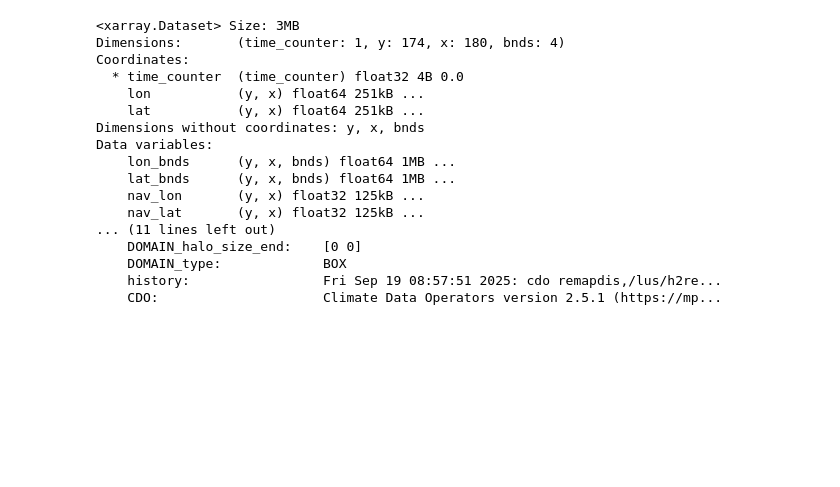
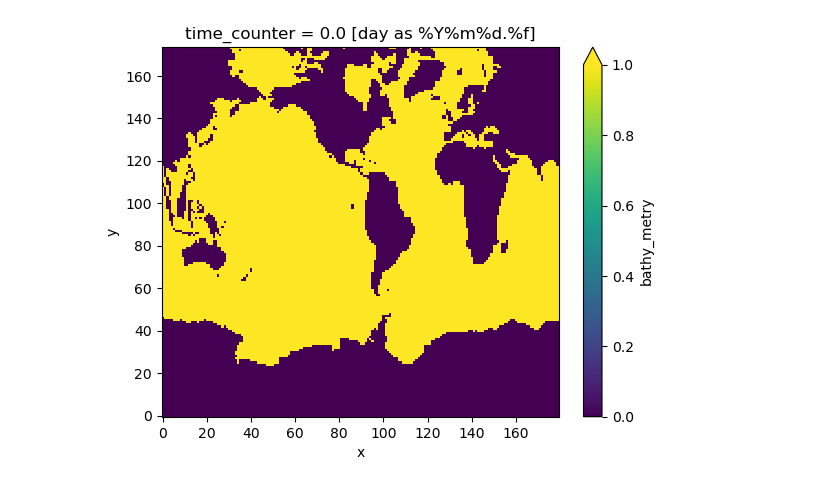
Before and after one commit to asozza/ecearth-quests, a Jupyter notebook: epochal/NEMO/open-close-bathymetry.ipynb, the cells around one changed output. Cells and saved outputs as stored; diff of their text form; code cells hidden in the pictures; blank space fills up the shorter version.

```diff
--- a/epochal/NEMO/open-close-bathymetry.ipynb
+++ b/epochal/NEMO/open-close-bathymetry.ipynb
@@ -51,20 +57,53 @@ xfield.to_netcdf(f'{datadir}/PALEORCA_bathy_metry_from_eORCA1_dis_closed.nc')
 # %%
-xfield
+import xarray as xr
+datadir="/home/ccpd/hpcperm/EPOCHAL/"
+file=f'{datadir}/PALEORCA_bathy_metry_from_eORCA1_nn.nc'
+xfield = xr.open_dataset(file)
+def open_region(xfield, region):
+    if region == "Gibraltair":
+        xfield['bathy_metry'][:,  130,  131] = 284.
+    if region == "RedSea":
+        xfield['bathy_metry'][:,  116,  153:155] = 137.
+    if region == "Hormuz":
+        xfield['bathy_metry'][:,  122,  159] = 100.
+    if region == "Adriatic":
+        xfield['bathy_metry'][:,  132,  140] = 300.
+    if region == "Baltic":
+        xfield['bathy_metry'][:,  149,  140] = 50.
+    if region == "Kara":
+        xfield['bathy_metry'][:,  165,  149] = 25.
+        xfield['bathy_metry'][:,  165,  152] = 25.
+    if region == "Australia":
+        xfield['bathy_metry'][:,  83:84,  23] = 100.
+    if region == "Greenland":
+        xfield['bathy_metry'][:,  168,  121] = 300.
+    if region == "Black":
+        xfield['bathy_metry'][:,  133,  145] = 200.
+    if region == "Indonesia":
+        xfield['bathy_metry'][:,  102,  11] = 200.
+
+
+
+
+    return xfield
+xfield = close_region(xfield, 'Caspian')
+xfield = close_region(xfield, 'Victoria')
+xfield = close_region(xfield, 'GreatLakes')
+xfield = close_region(xfield, 'RedSea')
+xfield = close_region(xfield, 'Thailand')
+xfield = open_region(xfield, 'Gibraltair')
+xfield = open_region(xfield, 'Hormuz')
+xfield = open_region(xfield, 'Baltic')
+xfield = open_region(xfield, 'Adriatic')
+xfield = open_region(xfield, 'Kara')
+xfield = open_region(xfield, 'Australia')
+xfield = open_region(xfield, 'Black')
+xfield = open_region(xfield, 'Greenland')
+xfield = open_region(xfield, 'Indonesia')
+#xfield = open_region(xfield, 'Adriatic')
+
+xfield = open_region(xfield, 'RedSea')
+xfield['bathy_metry'].plot(vmax=1)
+xfield.to_netcdf(f'{datadir}/PALEORCA_bathy_metry_from_eORCA1_nn_closed.nc')
 # %% [output]
-<xarray.Dataset> Size: 3MB
-Dimensions:       (time_counter: 1, y: 174, x: 180, bnds: 4)
-Coordinates:
-  * time_counter  (time_counter) float32 4B 0.0
-    lon           (y, x) float64 251kB ...
-    lat           (y, x) float64 251kB ...
-Dimensions without coordinates: y, x, bnds
-Data variables:
-    lon_bnds      (y, x, bnds) float64 1MB ...
-    lat_bnds      (y, x, bnds) float64 1MB ...
-    nav_lon       (y, x) float32 125kB ...
-    nav_lat       (y, x) float32 125kB ...
-... (11 lines left out)
-    DOMAIN_halo_size_end:    [0 0]
-    DOMAIN_type:             BOX
-    history:                 Fri Sep 19 08:57:51 2025: cdo remapdis,/lus/h2re...
-    CDO:                     Climate Data Operators version 2.5.1 (https://mp...
+[figure, added]
```
Also changed, not shown: parts of 1 cell of this notebook.
